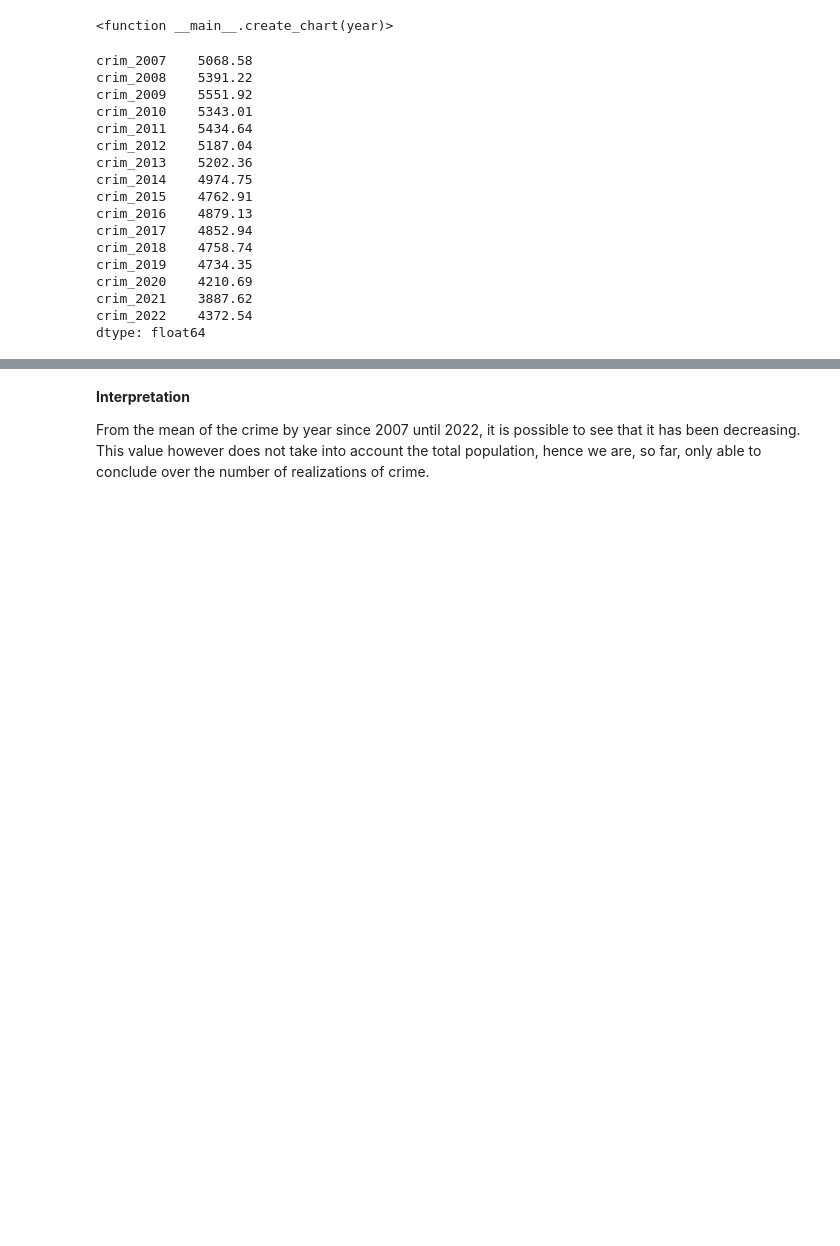
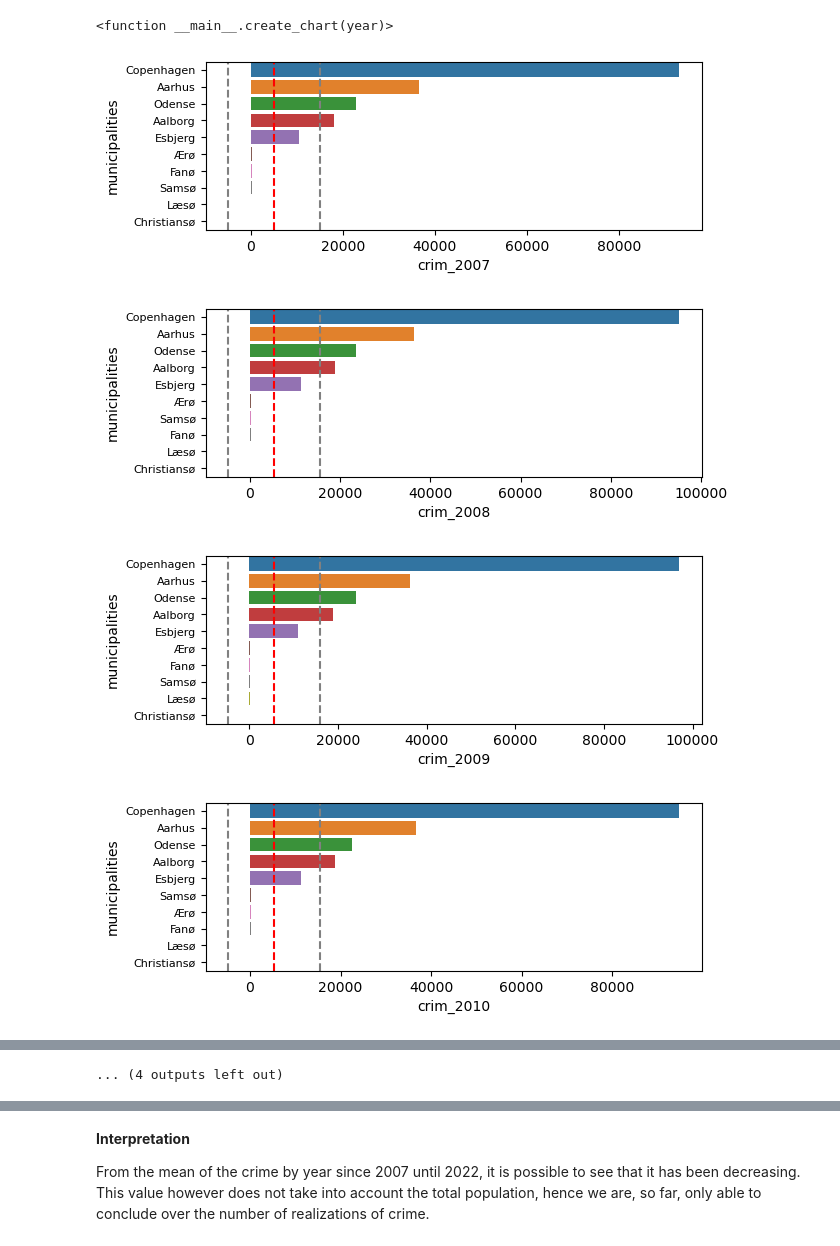
Before and after one commit to NumEconCopenhagen/projects-2023-latin-power, a Jupyter notebook: dataproject/dataproject.ipynb, the cells around one changed output, grey strips where cells are left out. Cells and saved outputs as stored; diff of their text form; code cells hidden in the pictures; blank space fills up the shorter version.

```diff
--- a/dataproject/dataproject.ipynb
+++ b/dataproject/dataproject.ipynb
@@ -239,24 +239,51 @@ interact(create_chart, year=year_widget)
 # %% [output]
 interactive(children=(IntSlider(value=2008, description='Year:', max=2022, min=2008), Output()), _dom_classes=…
 <function __main__.create_chart(year)>
-# %%
-# Doing the statistics mean of the total years
-criminality_year.iloc[:,1:].mean()
-# %% [output]
-crim_2007    5068.58
-crim_2008    5391.22
-crim_2009    5551.92
-crim_2010    5343.01
-crim_2011    5434.64
-crim_2012    5187.04
-crim_2013    5202.36
-crim_2014    4974.75
-crim_2015    4762.91
-crim_2016    4879.13
-crim_2017    4852.94
-crim_2018    4758.74
-crim_2019    4734.35
-crim_2020    4210.69
-crim_2021    3887.62
-crim_2022    4372.54
-dtype: float64
+# %%
+import seaborn as sns
+import matplotlib.pyplot as plt
+
+# Create a function to plot the boxplot and statistics
+def plot_boxplot(year):
+    # Filter the dataframe for the given year
+    year_col = f'crim_{year}'
+    data = criminality_year[['municipalities', year_col]]
+
+    # Sort the municipalities by the number of crimes
+    sorted_data = data.sort_values(by=year_col, ascending=False)
+
+    # Get the top and bottom 5 municipalities
+    top_5 = sorted_data.head(5)
+    bottom_5 = sorted_data.tail(5)
+
+    # Calculate the mean and standard deviation
+    mean = data[year_col].mean()
+    std = data[year_col].std()
+
+    # Create the boxplot
+    sns.boxplot(x=data[year_col])
+    plt.title(f'Crime Distribution {year}')
+    plt.xlabel('Number of Crimes')
+
+    # Create the subplot for the statistics
+    plt.subplot(2, 1, 2)
+
+    # Create a bar plot for the top 5 and bottom 5 municipalities
+    sns.barplot(x=year_col, y='municipalities', data=pd.concat([top_5, bottom_5]))
+
+    # Add a line for the mean and standard deviation
+    plt.axvline(x=mean, color='r', linestyle='--')
+    plt.axvline(x=mean+std, color='gray', linestyle='--')
+    plt.axvline(x=mean-std, color='gray', linestyle='--')
+    plt.yticks(fontsize=8)
+
+    plt.show()
+
+# Create the interactive plot
+for year in range(2007, 2023):
+    plot_boxplot(year)
+# %% [output]
+[figure, added]
+[figure, added]
+[figure, added]
+[figure, added]
@@ -262,0 +298 @@ dtype: float64
+... (4 outputs left out)
```
Also changed, not shown: parts of 2 cells of this notebook.
